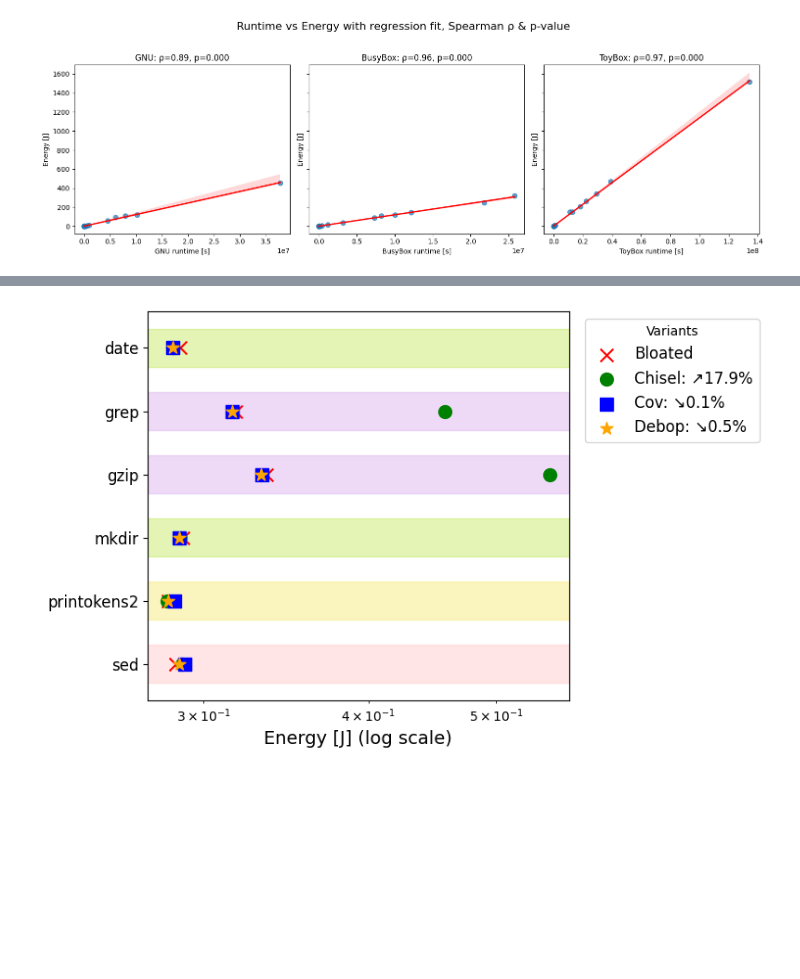
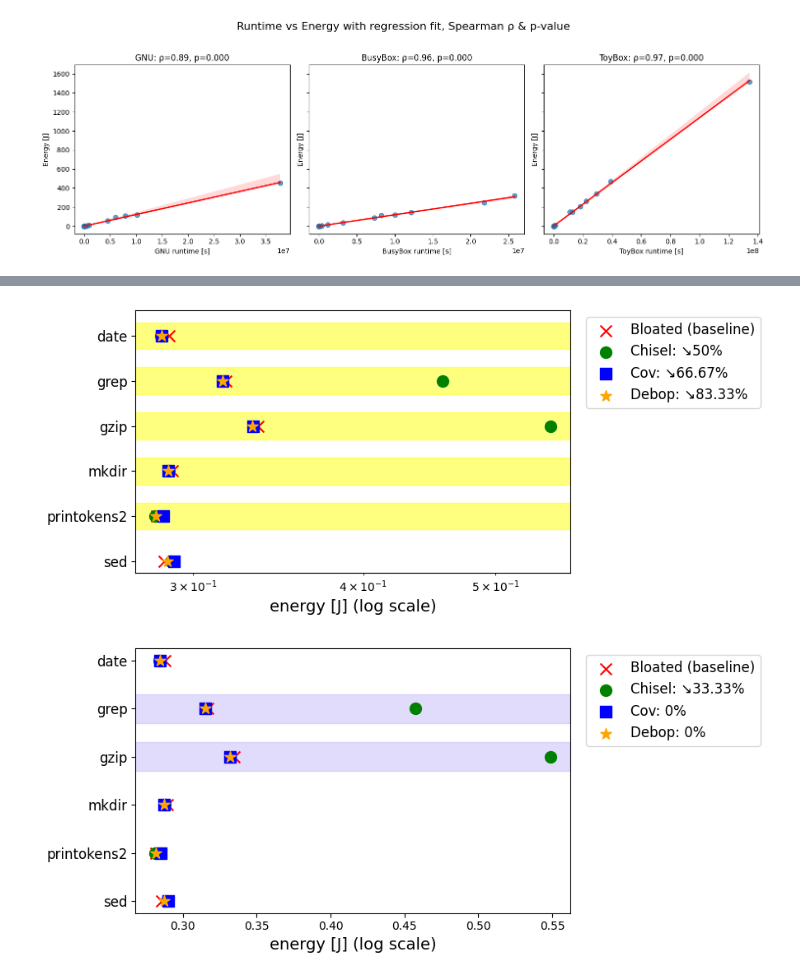
Before and after one commit to ternava/bloat-energy-consumption, a Jupyter notebook: notebooks/metrics.ipynb, the cells around one changed output, grey strips where cells are left out. Cells and saved outputs as stored; diff of their text form; code cells hidden in the pictures; blank space fills up the shorter version.

```diff
--- a/notebooks/metrics.ipynb
+++ b/notebooks/metrics.ipynb
@@ -578,58 +692,87 @@ plt.show()
+# %%
+# Dot-plot per-program energy for bloated vs debloated variants (with highlights)
+import pandas as pd, matplotlib.pyplot as plt
+
+# load & average PSYS energy (µJ) per Program & Utilities
+df = pd.read_csv(
+    '/home/ternava/Documents/GitHub/bloat-energy-consumption/notebooks/debloating_results/cat_all_repeats.csv',
+    delimiter=';'
+)
+psys_avg = df.groupby(['Program','Utilities'])['PSYS'].mean().unstack()
+psys_j   = psys_avg / 1e6
+
+# prepare data
+prog      = psys_j.index
+baseline  = psys_j['bloated']
+variants  = ['chisel','cov','debop']
+markers   = {'chisel':'o','cov':'s','debop':'*'}
+colors    = {'chisel':'green','cov':'blue','debop':'orange'}
+pct       = (baseline.values[:,None] - psys_j[variants].values) / baseline.values[:,None] * 100
+mean_pct  = dict(zip(variants, pct.mean(axis=0)))
+
+# plot points
+fig, ax = plt.subplots(figsize=(9, 4))
+ax.scatter(baseline, prog, marker='x', color='red', s=100, label='Bloated (baseline)')
+ax.scatter(psys_j['chisel'], prog, marker=markers['chisel'], color=colors['chisel'], s=100, label='Chisel: ↘50%')
+ax.scatter(psys_j['cov'],     prog, marker=markers['cov'],     color=colors['cov'],     s=100, label='Cov: ↘66.67%')
+ax.scatter(psys_j['debop'],   prog, marker=markers['debop'],   color=colors['debop'],   s=100, label='Debop: ↘83.33%')
+
+# highlight all programs except 'sed' in light yellow
+
+for name in prog:
+    if name != 'sed':
+        y = prog.tolist().index(name)
+        ax.axhspan(y-0.3, y+0.3, color='yellow', alpha=0.5, zorder=0)
+
+# final plot adjustments...
+ax.set_xscale('log')
+ax.set_xlabel('energy [J] (log scale)', fontsize=14)
+ax.invert_yaxis()
+ax.tick_params(axis='y', labelsize=12)
+ax.legend(fontsize=12, bbox_to_anchor=(1.02,1), loc='upper left')
+plt.tight_layout()
+plt.show()
+# %% [output]
+[figure, added]
 # %%
 # Dot-plot per-program energy for bloated vs debloated variants (with highlights)
 import pandas as pd, matplotlib.pyplot as plt
 
 # load & average PSYS energy (µJ) per Program & Utilities
 df = pd.read_csv(
     '/home/ternava/Documents/GitHub/bloat-energy-consumption/notebooks/debloating_results/cat_all_repeats.csv',
     delimiter=';'
 )
 psys_avg = df.groupby(['Program','Utilities'])['PSYS'].mean().unstack()
 psys_j   = psys_avg / 1e6
 
 # prepare data
 prog      = psys_j.index
 baseline  = psys_j['bloated']
 variants  = ['chisel','cov','debop']
 markers   = {'chisel':'o','cov':'s','debop':'*'}
 colors    = {'chisel':'green','cov':'blue','debop':'orange'}
 pct       = (baseline.values[:,None] - psys_j[variants].values) / baseline.values[:,None] * 100
 mean_pct  = dict(zip(variants, pct.mean(axis=0)))
 
 # plot points
-fig, ax = plt.subplots(figsize=(8, 5))
-ax.scatter(baseline, prog, marker='x', color='red', s=100, label='Bloated')
-for v in variants:
-    arr   = psys_j[v]
-    mpct  = mean_pct[v]
-    arrow = '↘' if mpct>0 else '↗'
-    lbl   = f"{v.capitalize()}: {arrow}{abs(mpct):.1f}%"
-    ax.scatter(arr, prog, marker=markers[v], color=colors[v], s=100, label=lbl)
-ax.set_xscale('log')
+fig, ax = plt.subplots(figsize=(9, 4))
+ax.scatter(baseline, prog, marker='x', color='red', s=100, label='Bloated (baseline)')
+ax.scatter(psys_j['chisel'], prog, marker=markers['chisel'], color=colors['chisel'], s=100, label='Chisel: ↘33.33%')
+ax.scatter(psys_j['cov'],     prog, marker=markers['cov'],     color=colors['cov'],     s=100, label='Cov: 0%')
+ax.scatter(psys_j['debop'],   prog, marker=markers['debop'],   color=colors['debop'],   s=100, label='Debop: 0%')
 
-# highlight date, mkdir, printokens2 in light red (narrower)
-for name in ['sed']:
-    y = prog.tolist().index(name)
-    ax.axhspan(y-0.3, y+0.3, color='#FFCCCC', alpha=0.5, zorder=0)
-# highlight sed in light yellow (narrower)
-for name in ['date','mkdir']:
-    y = prog.tolist().index(name)
-    ax.axhspan(y-0.3, y+0.3, color="#C9EB6C", alpha=0.5, zorder=0)
-# highlight printokens2 in light yellow (narrower)
-for name in ['printokens2']:
-    y = prog.tolist().index(name)
-    ax.axhspan(y-0.3, y+0.3, color="#F7EB7F", alpha=0.5, zorder=0)
 # highlight grep and gzip in light green (narrower)
 for name in ['grep','gzip']:
     y = prog.tolist().index(name)
-    ax.axhspan(y-0.3, y+0.3, color="#DFB7F1", alpha=0.5, zorder=0)
+    ax.axhspan(y-0.3, y+0.3, color='#C4BAFA', alpha=0.5, zorder=0)
 
-ax.set_xlabel('Energy [J] (log scale)', fontsize=14)
+ax.set_xlabel('energy [J] (log scale)', fontsize=14)
 #ax.set_ylabel('Program')
 ax.invert_yaxis()
 ax.tick_params(axis='y', labelsize=12)
-ax.legend(fontsize=12, title='Variants', bbox_to_anchor=(1.02,1), loc='upper left')
+ax.legend(fontsize=12, bbox_to_anchor=(1.02,1), loc='upper left')
 plt.tight_layout()
 plt.show()
 # %% [output]
-[figure, old version]
+[figure, new version]
```
Also changed, not shown: parts of 15 cells of this notebook, 16 other files.
